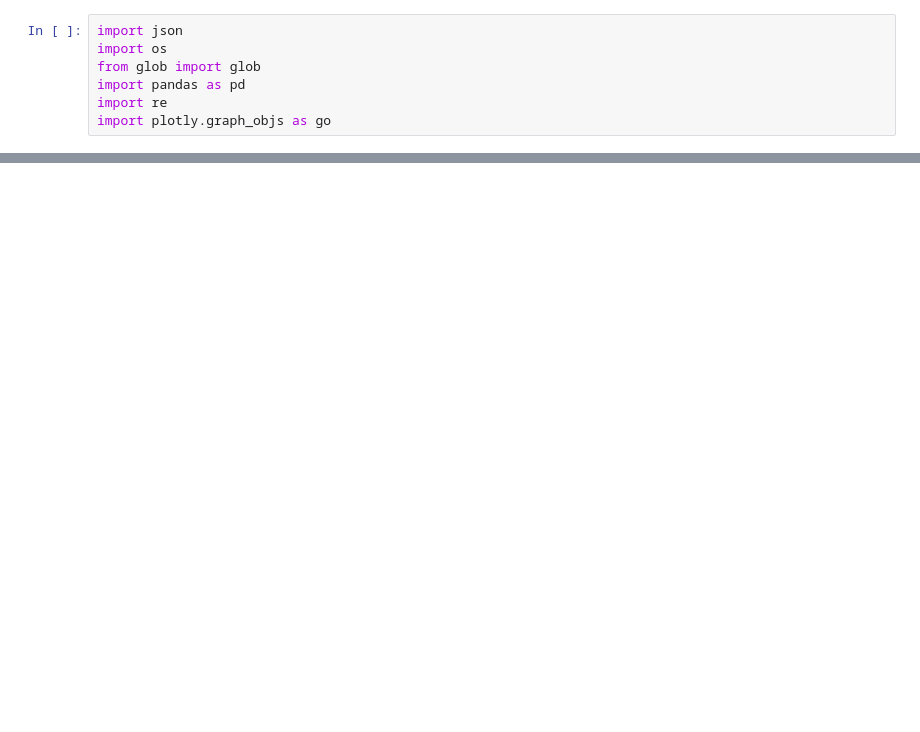
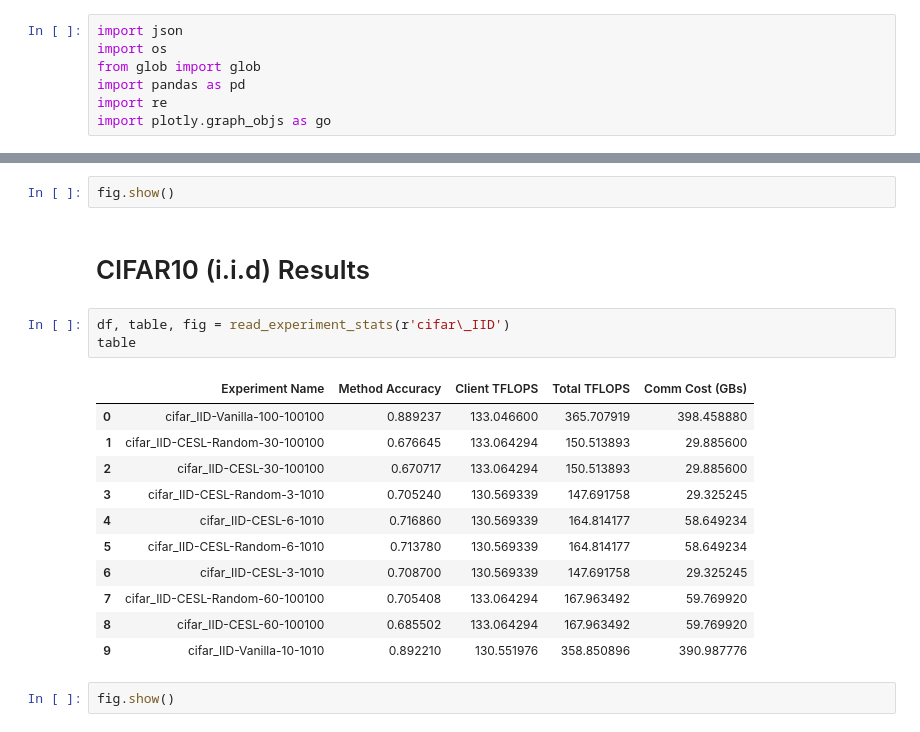
Before and after one commit to ayushchopra96/distributed-ml-research, a Jupyter notebook: split_nn_ucb/plots.ipynb, the cells around one changed output, grey strips where cells are left out. Cells and saved outputs as stored; diff of their text form; blank space fills up the shorter version.

```diff
--- a/split_nn_ucb/plots.ipynb
+++ b/split_nn_ucb/plots.ipynb
@@ -216,0 +93,21 @@ df_new
+# %%
+fig.show()
+# %% [markdown]
+# CIFAR10 (i.i.d) Results
+# %%
+df, table, fig = read_experiment_stats(r'cifar\_IID')
+table
+# %% [output]
+|  | Experiment Name | Method Accuracy | Client TFLOPS | Total TFLOPS | Comm Cost (GBs) |
+| 0 | cifar_IID-Vanilla-100-100100 | 0.889237 | 133.046600 | 365.707919 | 398.458880 |
+| 1 | cifar_IID-CESL-Random-30-100100 | 0.676645 | 133.064294 | 150.513893 | 29.885600 |
+| 2 | cifar_IID-CESL-30-100100 | 0.670717 | 133.064294 | 150.513893 | 29.885600 |
+| 3 | cifar_IID-CESL-Random-3-1010 | 0.705240 | 130.569339 | 147.691758 | 29.325245 |
+| 4 | cifar_IID-CESL-6-1010 | 0.716860 | 130.569339 | 164.814177 | 58.649234 |
+| 5 | cifar_IID-CESL-Random-6-1010 | 0.713780 | 130.569339 | 164.814177 | 58.649234 |
+| 6 | cifar_IID-CESL-3-1010 | 0.708700 | 130.569339 | 147.691758 | 29.325245 |
+| 7 | cifar_IID-CESL-Random-60-100100 | 0.705408 | 133.064294 | 167.963492 | 59.769920 |
+| 8 | cifar_IID-CESL-60-100100 | 0.685502 | 133.064294 | 167.963492 | 59.769920 |
+| 9 | cifar_IID-Vanilla-10-1010 | 0.892210 | 130.551976 | 358.850896 | 390.987776 |
+# %%
+fig.show()
```
Also changed, not shown: parts of 15 cells of this notebook, 1 other file.
